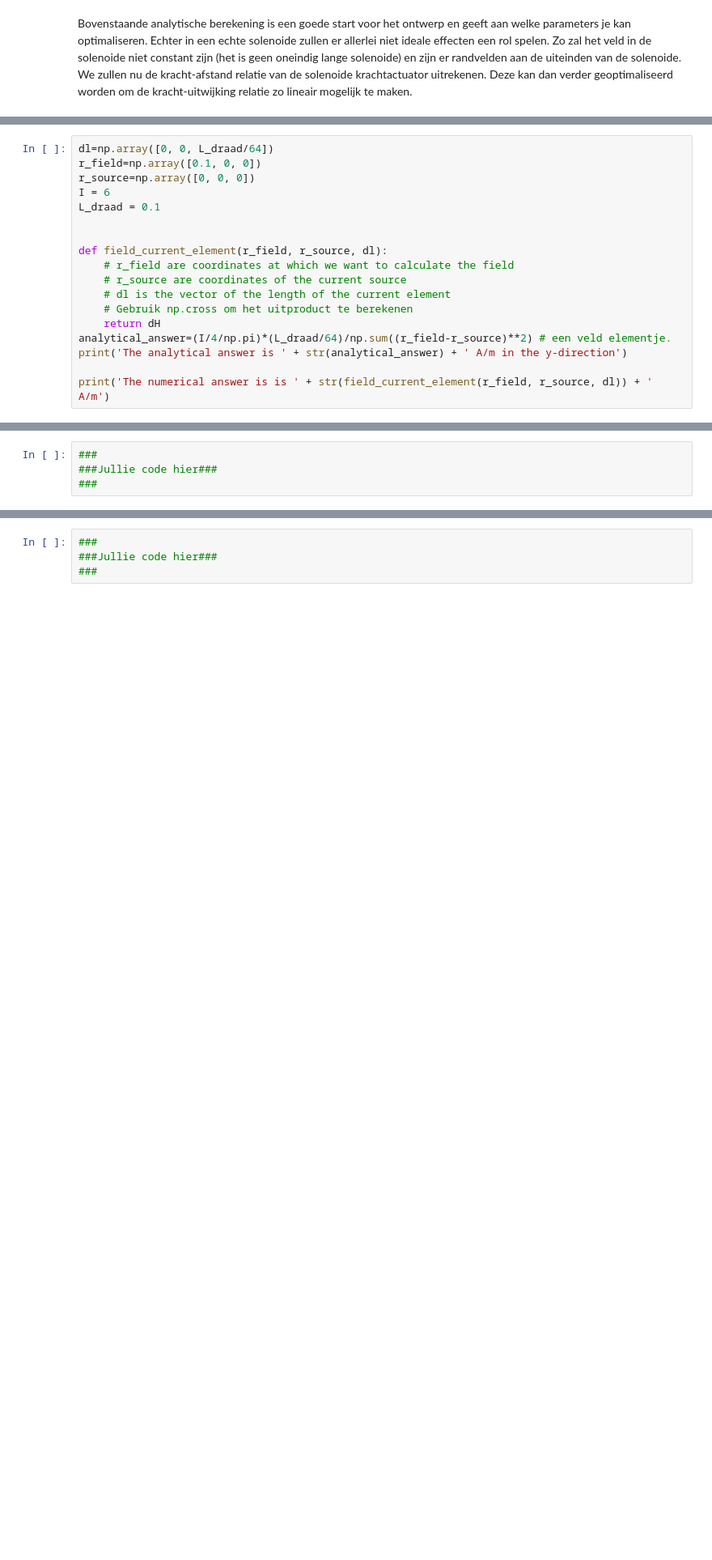
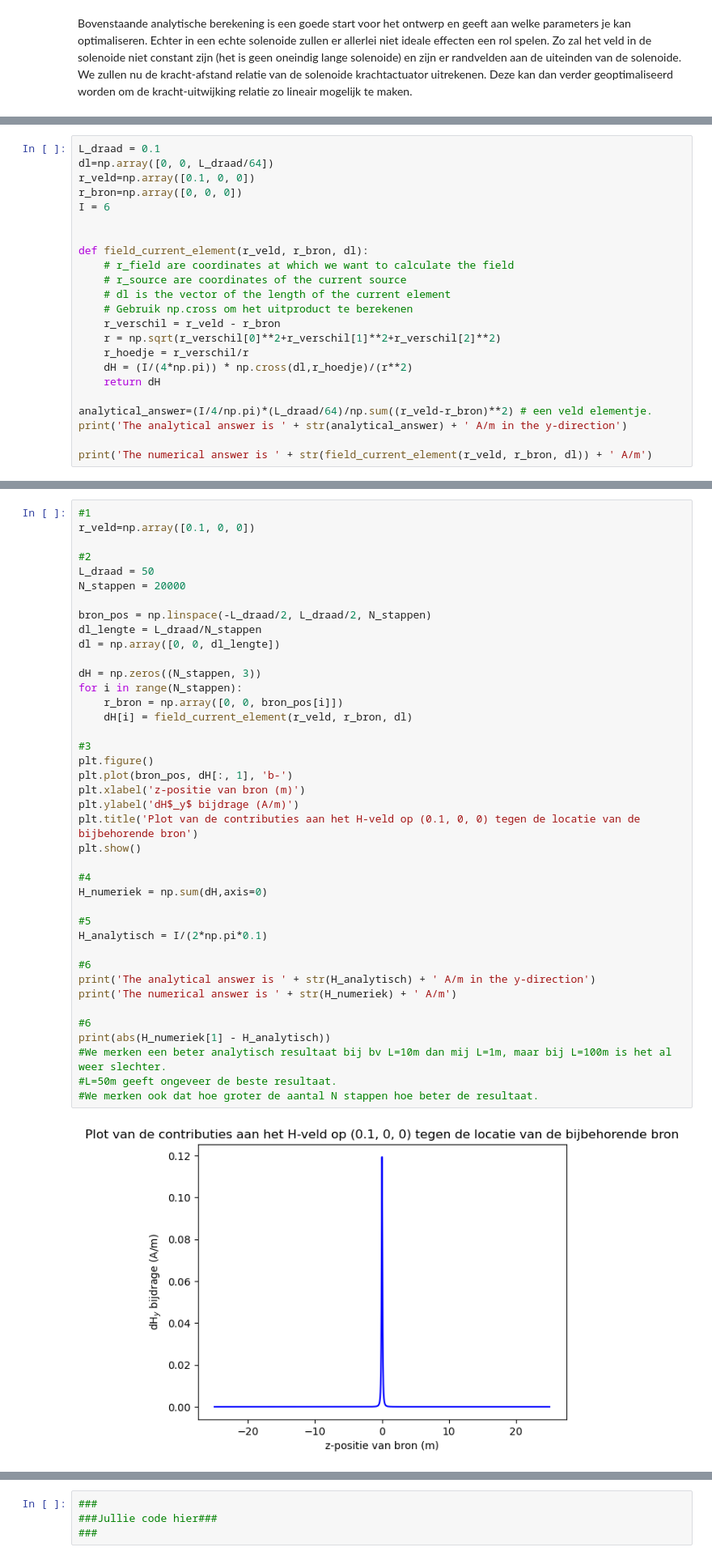
Before and after one commit to felicievdl/Felicie-opdrachten-DEF-D, a Jupyter notebook: DigitaleOntwerpopdrachten/2KrachtactuatorOpdracht/KrachtactuatorOpdracht.ipynb, the cells around one changed output, grey strips where cells are left out. Shown at 81% size. Cells and saved outputs as stored; diff of their text form; blank space fills up the shorter version.

```diff
--- a/DigitaleOntwerpopdrachten/2KrachtactuatorOpdracht/KrachtactuatorOpdracht.ipynb
+++ b/DigitaleOntwerpopdrachten/2KrachtactuatorOpdracht/KrachtactuatorOpdracht.ipynb
@@ -372,20 +380,25 @@ De functie moet het magneetveld van een lijnelement $d\mathbf{l}$ berekenen. Geb
 
 Bereken met deze functie alle componenten van het magneetveld voor een veldpositie op $x=0.1$ m voor een stroombronelement in de oorsprong met een stroom van 6 A een lengte van $d\mathbf{l}$ gelijk aan $L/64$. Print het analytische en numerieke antwoord naar de command line en controleer dat het magneetveld gelijk is aan $\mathbf{H} =  0.00746 \hat{\mathbf{y}}$ A/m is.
 # %%
+L_draad = 0.1
 dl=np.array([0, 0, L_draad/64])
-r_field=np.array([0.1, 0, 0])
-r_source=np.array([0, 0, 0])
+r_veld=np.array([0.1, 0, 0])
+r_bron=np.array([0, 0, 0])
 I = 6
-L_draad = 0.1
 
 
-def field_current_element(r_field, r_source, dl):
+def field_current_element(r_veld, r_bron, dl):
     # r_field are coordinates at which we want to calculate the field
     # r_source are coordinates of the current source
     # dl is the vector of the length of the current element
     # Gebruik np.cross om het uitproduct te berekenen
+    r_verschil = r_veld - r_bron
+    r = np.sqrt(r_verschil[0]**2+r_verschil[1]**2+r_verschil[2]**2)
+    r_hoedje = r_verschil/r
+    dH = (I/(4*np.pi)) * np.cross(dl,r_hoedje)/(r**2)
     return dH
-analytical_answer=(I/4/np.pi)*(L_draad/64)/np.sum((r_field-r_source)**2) # een veld elementje.
+
+analytical_answer=(I/4/np.pi)*(L_draad/64)/np.sum((r_veld-r_bron)**2) # een veld elementje.
 print('The analytical answer is ' + str(analytical_answer) + ' A/m in the y-direction')
 
-print('The numerical answer is is ' + str(field_current_element(r_field, r_source, dl)) + ' A/m')
+print('The numerical answer is ' + str(field_current_element(r_veld, r_bron, dl)) + ' A/m')
@@ -402,6 +418,44 @@ Nu gaan we met behulp van de numerieke implementatie van de wet van Biot-Savart
 
 Deze opdracht kan ook gemaakt worden met het gebruik van for loops, De akauze voor methode is aan jullie.
 # %%
-###
-###Jullie code hier###
-###
+#1
+r_veld=np.array([0.1, 0, 0])
+
+#2
+L_draad = 50
+N_stappen = 20000
+
+bron_pos = np.linspace(-L_draad/2, L_draad/2, N_stappen)
+dl_lengte = L_draad/N_stappen
+dl = np.array([0, 0, dl_lengte])
+
+dH = np.zeros((N_stappen, 3))
+for i in range(N_stappen):
+    r_bron = np.array([0, 0, bron_pos[i]])
+    dH[i] = field_current_element(r_veld, r_bron, dl)
+
+#3
+plt.figure()
+plt.plot(bron_pos, dH[:, 1], 'b-')
+plt.xlabel('z-positie van bron (m)')
+plt.ylabel('dH$_y$ bijdrage (A/m)')
+plt.title('Plot van de contributies aan het H-veld op (0.1, 0, 0) tegen de locatie van de bijbehorende bron')
+plt.show()
+
+#4
+H_numeriek = np.sum(dH,axis=0)
+
+#5
+H_analytisch = I/(2*np.pi*0.1)
+
+#6
+print('The analytical answer is ' + str(H_analytisch) + ' A/m in the y-direction')
+print('The numerical answer is ' + str(H_numeriek) + ' A/m')
+
+#6
+print(abs(H_numeriek[1] - H_analytisch))
+#We merken een beter analytisch resultaat bij bv L=10m dan mij L=1m, maar bij L=100m is het al weer slechter.
+#L=50m geeft ongeveer de beste resultaat.
+#We merken ook dat hoe groter de aantal N stappen hoe beter de resultaat.
+# %% [output]
+[figure, added]
```
Also changed, not shown: parts of 7 cells of this notebook.
